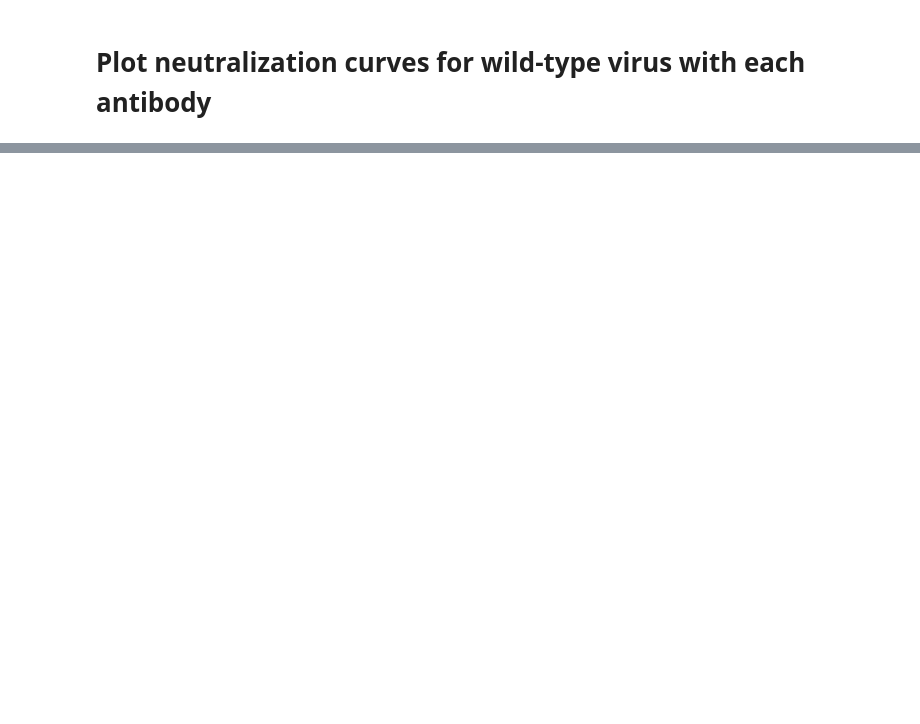
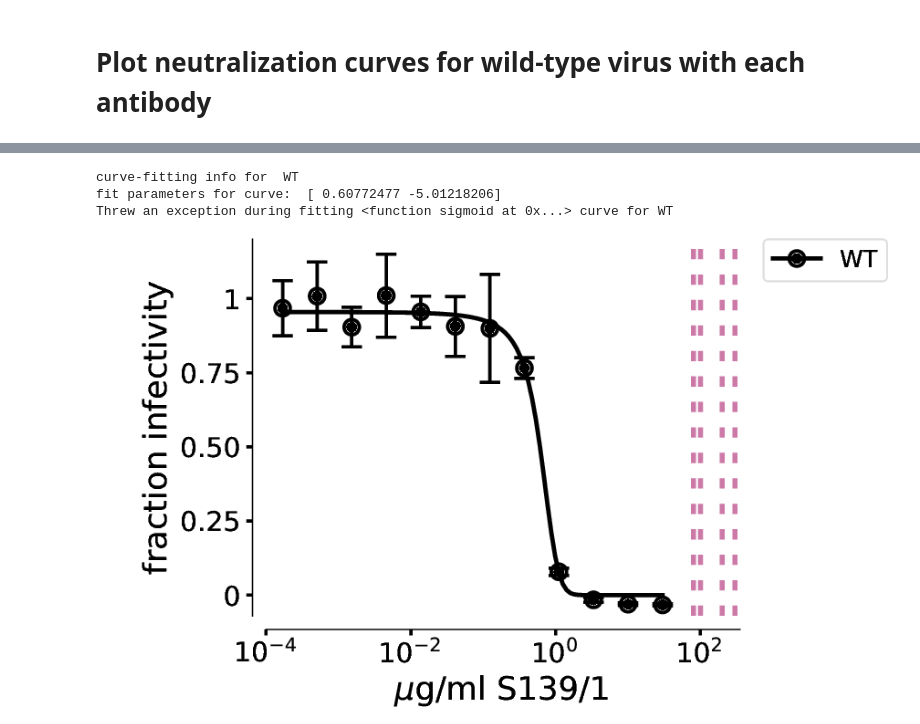
Before and after one commit to jbloomlab/HA_antibody_ease_of_escape, a Jupyter notebook: neutralization_assays/NeutralizationCurves.ipynb, the cells around one changed output, grey strips where cells are left out. Saved outputs shown, nothing was run; the diff lists cells and outputs as text; code cells hidden in the pictures; blank space fills up the shorter version.

```diff
--- a/neutralization_assays/NeutralizationCurves.ipynb
+++ b/neutralization_assays/NeutralizationCurves.ipynb
@@ -252 +291,29 @@ expo fit curve was used; here is the IC50 calculated from the fit parameters:  0
+# %%
+#Plotting neutralization curve for S139/1
+mut = ['WT']
+color_cycle = ['k']
+style_cycle = ['solid']
+fit_cycle = [sigmoid]
+fmt_cycle = ['o']
+
+PlotNeutralizationCurves(S139_data, 'ug/ml_S139',
+                         mut,
+                         './plots/S139_WT_neutralization_MAPlines.pdf',
+                         color_cycle=color_cycle,
+                         style_cycle=style_cycle,
+                         fit_cycle=fit_cycle,
+                         fmt_cycle=fmt_cycle,
+                         linewidth = 2.5,
+                         fit_curve = True,
+                         verbose = True,
+                         x_lim =[1E-4,350], y_lim = [-0.07,1.2],
+                         x_label_override='$\mu$g/ml S139/1',
+                         vlines = [80, 100, 200, 300])
+
+showPDF('./plots/S139_WT_neutralization_MAPlines.pdf')
+# %% [output]
+curve-fitting info for  WT
+fit parameters for curve:  [ 0.60772477 -5.01218206]
+Threw an exception during fitting <function sigmoid at 0x...> curve for WT
+[figure, added]
 # %%
```
Also changed, not shown: parts of 14 cells of this notebook, 6 other files.
